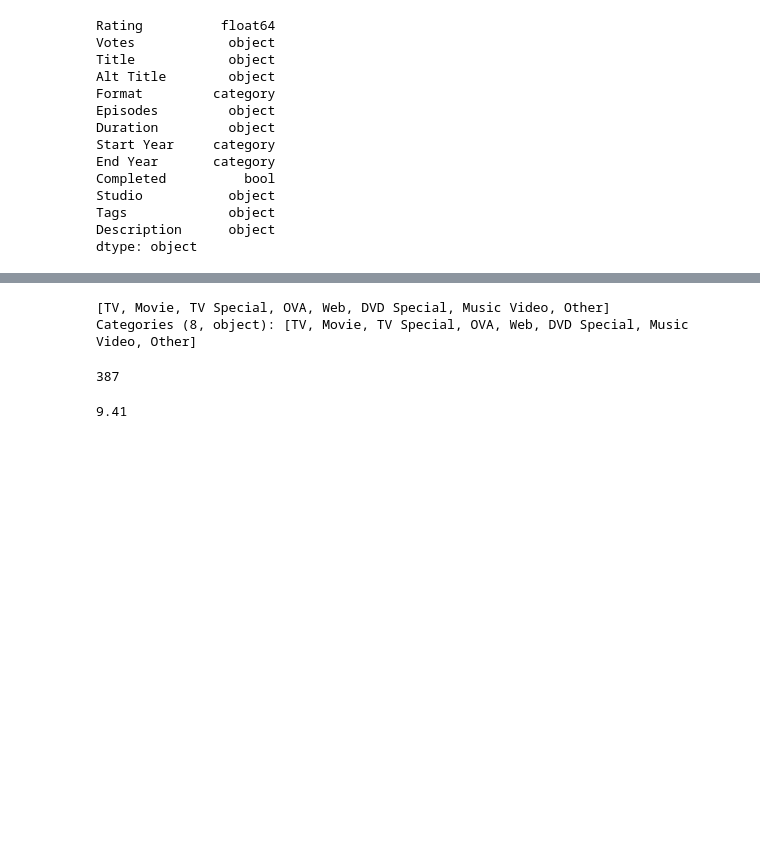
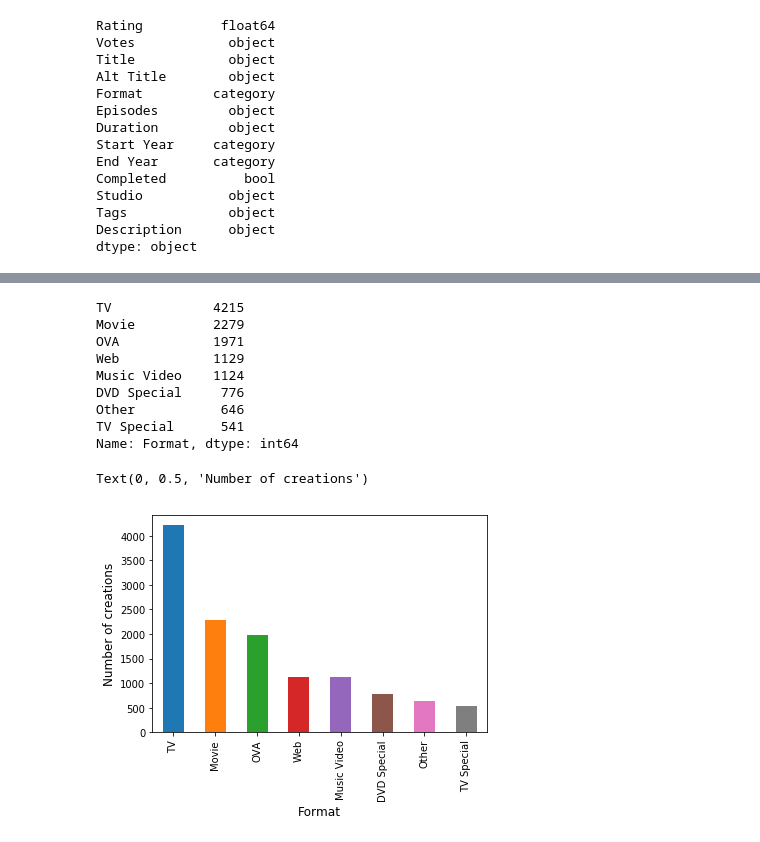
Before and after one commit to datastoryteller/Anime-Analysis, a Jupyter notebook: Anime Analysis.ipynb, the cells around one changed output, grey strips where cells are left out. Saved outputs shown, nothing was run; the diff lists cells and outputs as text; code cells hidden in the pictures; blank space fills up the shorter version.

```diff
--- a/Anime Analysis.ipynb
+++ b/Anime Analysis.ipynb
@@ -91,13 +86,20 @@ df.loc[12678, 'Studio'][0]
 # %%
-df['Format'].unique()
+df['Format'].value_counts()
 # %% [output]
-[TV, Movie, TV Special, OVA, Web, DVD Special, Music Video, Other]
-Categories (8, object): [TV, Movie, TV Special, OVA, Web, DVD Special, Music Video, Other]
+TV             4215
+Movie          2279
+OVA            1971
+Web            1129
+Music Video    1124
+DVD Special     776
+Other           646
+TV Special      541
+Name: Format, dtype: int64
-# %%
-df['Episodes'].isnull().sum()
-# %% [output]
-387
-# %%
-df.loc[df['Rating'].notnull(),'Rating'].max()
-# %% [output]
-9.41
+# %%
+%matplotlib inline
+ax = df['Format'].value_counts().plot(kind='bar')
+ax.set_xlabel('Format', fontsize=12)
+ax.set_ylabel('Number of Pieces', fontsize=12)
+# %% [output]
+Text(0, 0.5, 'Number of creations')
+[figure, added]
```
Also changed, not shown: parts of 8 cells of this notebook, 1 other file.
